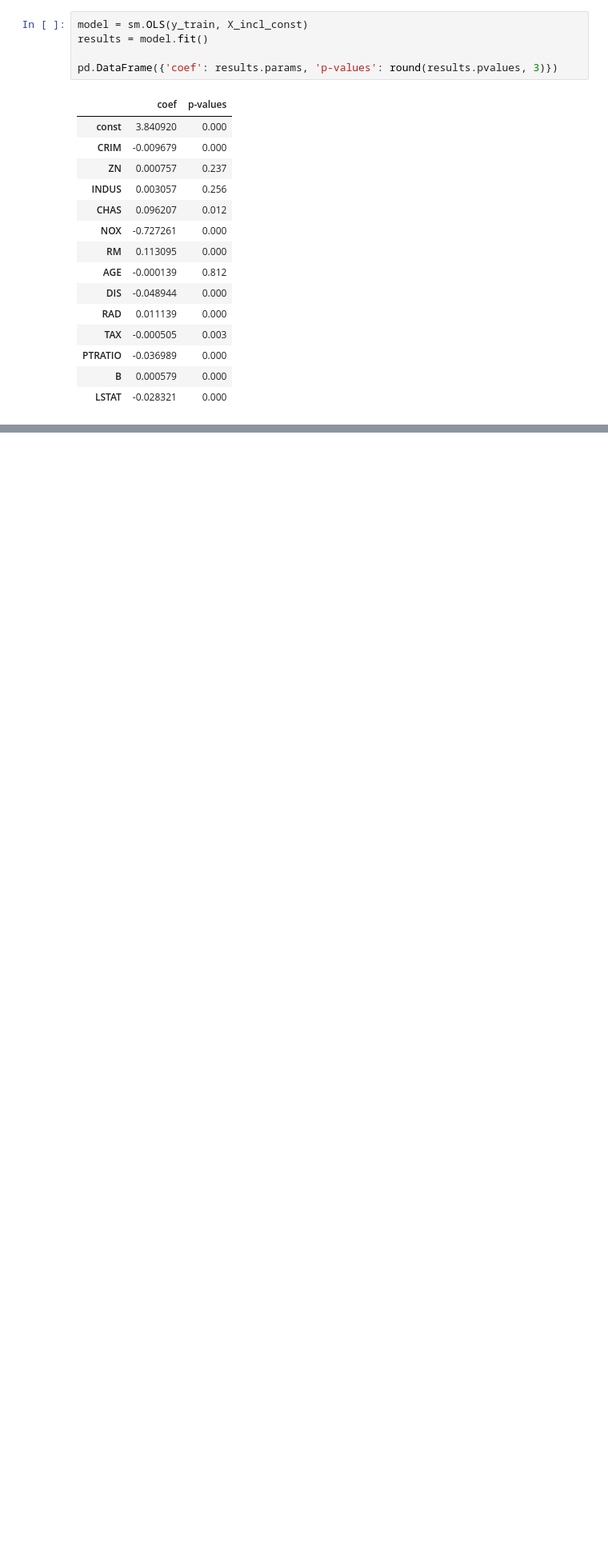
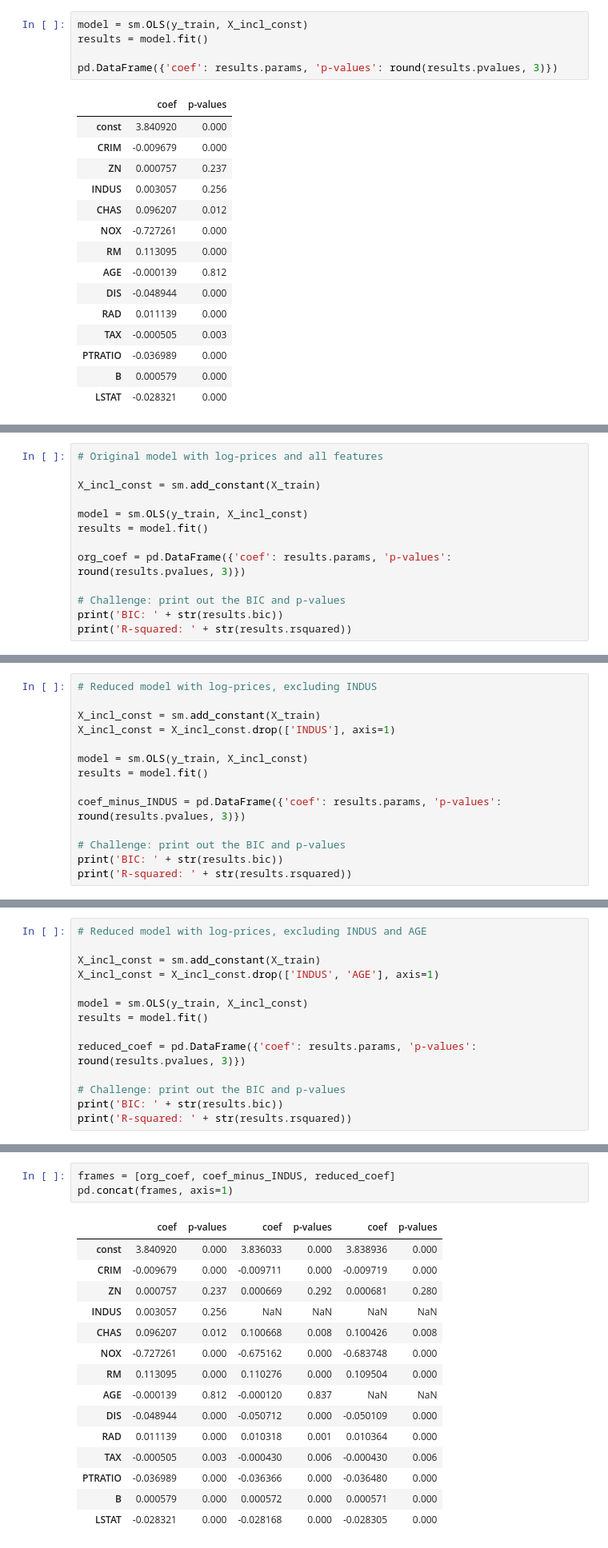
Before and after one commit to derekl-beep/data-science-projects, a Jupyter notebook: 04 Multivariable Regression.ipynb, the cells around one changed output, grey strips where cells are left out. Shown at 80% size. Drawn from its saved outputs; the diff is of its cells as text; blank space fills up the shorter version.

Commit message:
Add VIF test; Simplify model with BIC

```diff
--- a/04 Multivariable Regression.ipynb
+++ b/04 Multivariable Regression.ipynb
@@ -567,0 +621,13 @@ pd.DataFrame({'coef': results.params, 'p-values': round(results.pvalues, 3)})
+# %%
+# Original model with log-prices and all features
+
+X_incl_const = sm.add_constant(X_train)
+
+model = sm.OLS(y_train, X_incl_const)
+results = model.fit()
+
+org_coef = pd.DataFrame({'coef': results.params, 'p-values': round(results.pvalues, 3)})
+
+# Challenge: print out the BIC and p-values
+print('BIC: ' + str(results.bic))
+print('R-squared: ' + str(results.rsquared))
@@ -567,0 +637,14 @@ pd.DataFrame({'coef': results.params, 'p-values': round(results.pvalues, 3)})
+# %%
+# Reduced model with log-prices, excluding INDUS
+
+X_incl_const = sm.add_constant(X_train)
+X_incl_const = X_incl_const.drop(['INDUS'], axis=1)
+
+model = sm.OLS(y_train, X_incl_const)
+results = model.fit()
+
+coef_minus_INDUS = pd.DataFrame({'coef': results.params, 'p-values': round(results.pvalues, 3)})
+
+# Challenge: print out the BIC and p-values
+print('BIC: ' + str(results.bic))
+print('R-squared: ' + str(results.rsquared))
@@ -567,0 +654,14 @@ pd.DataFrame({'coef': results.params, 'p-values': round(results.pvalues, 3)})
+# %%
+# Reduced model with log-prices, excluding INDUS and AGE
+
+X_incl_const = sm.add_constant(X_train)
+X_incl_const = X_incl_const.drop(['INDUS', 'AGE'], axis=1)
+
+model = sm.OLS(y_train, X_incl_const)
+results = model.fit()
+
+reduced_coef = pd.DataFrame({'coef': results.params, 'p-values': round(results.pvalues, 3)})
+
+# Challenge: print out the BIC and p-values
+print('BIC: ' + str(results.bic))
+print('R-squared: ' + str(results.rsquared))
@@ -567,0 +671,19 @@ pd.DataFrame({'coef': results.params, 'p-values': round(results.pvalues, 3)})
+# %%
+frames = [org_coef, coef_minus_INDUS, reduced_coef]
+pd.concat(frames, axis=1)
+# %% [output]
+|  | coef | p-values | coef | p-values | coef | p-values |
+| const | 3.840920 | 0.000 | 3.836033 | 0.000 | 3.838936 | 0.000 |
+| CRIM | -0.009679 | 0.000 | -0.009711 | 0.000 | -0.009719 | 0.000 |
+| ZN | 0.000757 | 0.237 | 0.000669 | 0.292 | 0.000681 | 0.280 |
+| INDUS | 0.003057 | 0.256 | NaN | NaN | NaN | NaN |
+| CHAS | 0.096207 | 0.012 | 0.100668 | 0.008 | 0.100426 | 0.008 |
+| NOX | -0.727261 | 0.000 | -0.675162 | 0.000 | -0.683748 | 0.000 |
+| RM | 0.113095 | 0.000 | 0.110276 | 0.000 | 0.109504 | 0.000 |
+| AGE | -0.000139 | 0.812 | -0.000120 | 0.837 | NaN | NaN |
+| DIS | -0.048944 | 0.000 | -0.050712 | 0.000 | -0.050109 | 0.000 |
+| RAD | 0.011139 | 0.000 | 0.010318 | 0.001 | 0.010364 | 0.000 |
+| TAX | -0.000505 | 0.003 | -0.000430 | 0.006 | -0.000430 | 0.006 |
+| PTRATIO | -0.036989 | 0.000 | -0.036366 | 0.000 | -0.036480 | 0.000 |
+| B | 0.000579 | 0.000 | 0.000572 | 0.000 | 0.000571 | 0.000 |
+| LSTAT | -0.028321 | 0.000 | -0.028168 | 0.000 | -0.028305 | 0.000 |
```
Also changed, not shown: parts of 12 cells of this notebook, 1 other file.
